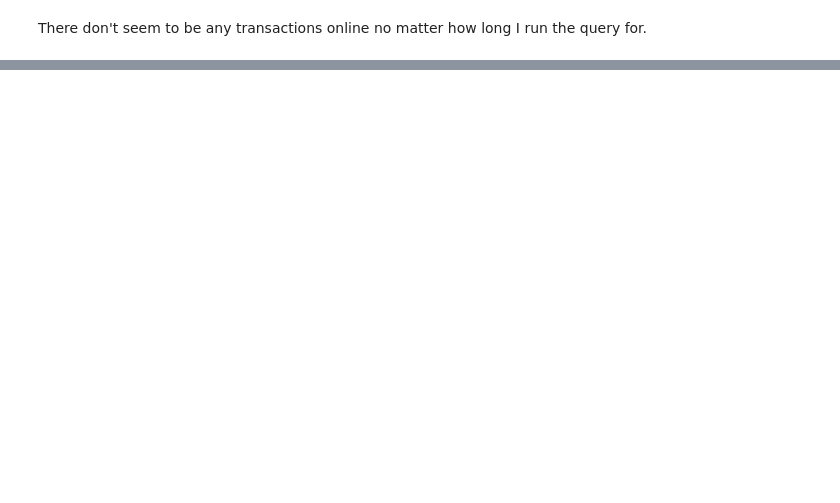
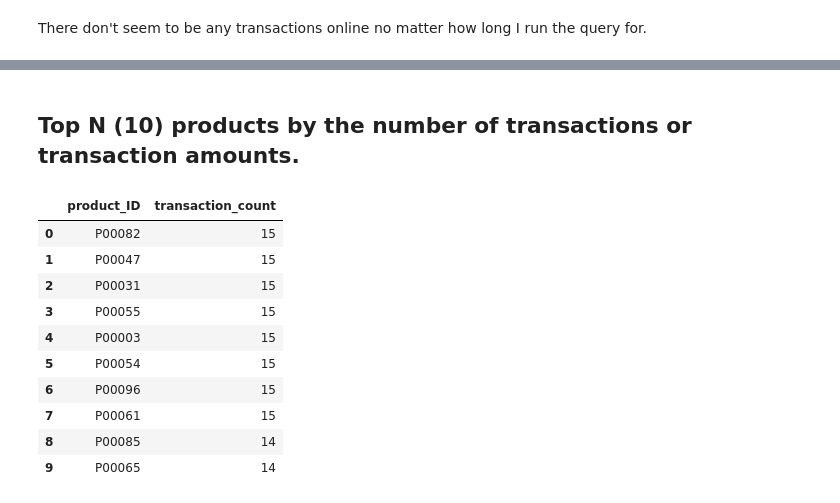
Before and after one commit to Hilary-Smith-98/stream-processing-template, a Jupyter notebook: retail_examples/notebook_pyspark_retail.ipynb, the cells around one changed output, grey strips where cells are left out. Saved outputs shown, nothing was run; the diff lists cells and outputs as text; code cells hidden in the pictures; blank space fills up the shorter version.

```diff
--- a/retail_examples/notebook_pyspark_retail.ipynb
+++ b/retail_examples/notebook_pyspark_retail.ipynb
@@ -220,0 +223,19 @@ only showing top 20 rows
+# %% [markdown]
+## Top N (10) products by the number of transactions or transaction amounts.
+# %%
+popular_products = transactions.groupBy('product_ID').count().orderBy("count", ascending=False).select('product_ID', col('count').alias('transaction_count')).toPandas().head(10)
+# %%
+popular_products = pd.DataFrame(popular_products)
+popular_products
+# %% [output]
+|  | product_ID | transaction_count |
+| 0 | P00082 | 15 |
+| 1 | P00047 | 15 |
+| 2 | P00031 | 15 |
+| 3 | P00055 | 15 |
+| 4 | P00003 | 15 |
+| 5 | P00054 | 15 |
+| 6 | P00096 | 15 |
+| 7 | P00061 | 15 |
+| 8 | P00085 | 14 |
+| 9 | P00065 | 14 |
```
Also changed, not shown: parts of 20 cells of this notebook.
